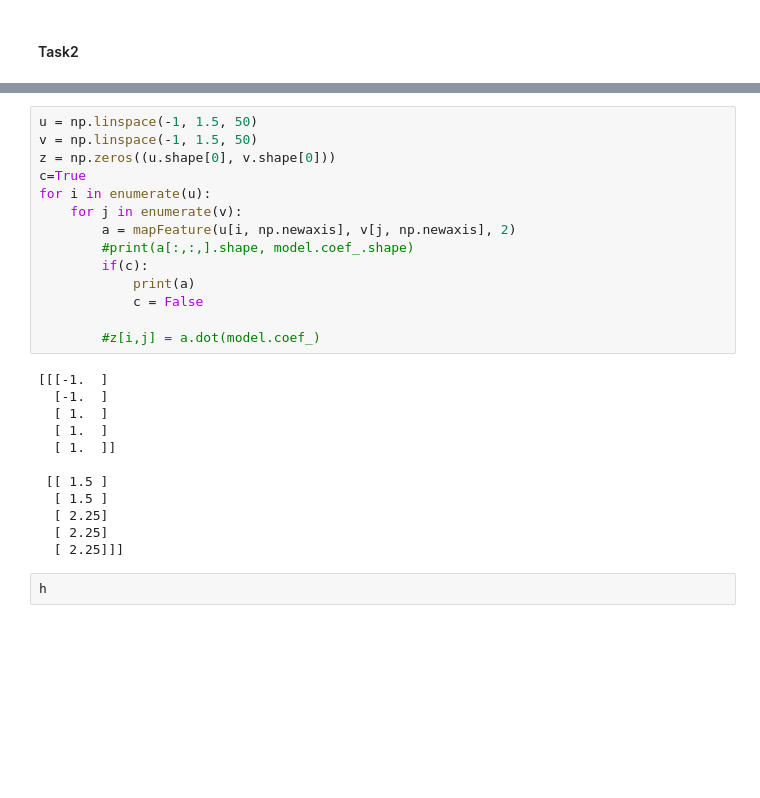
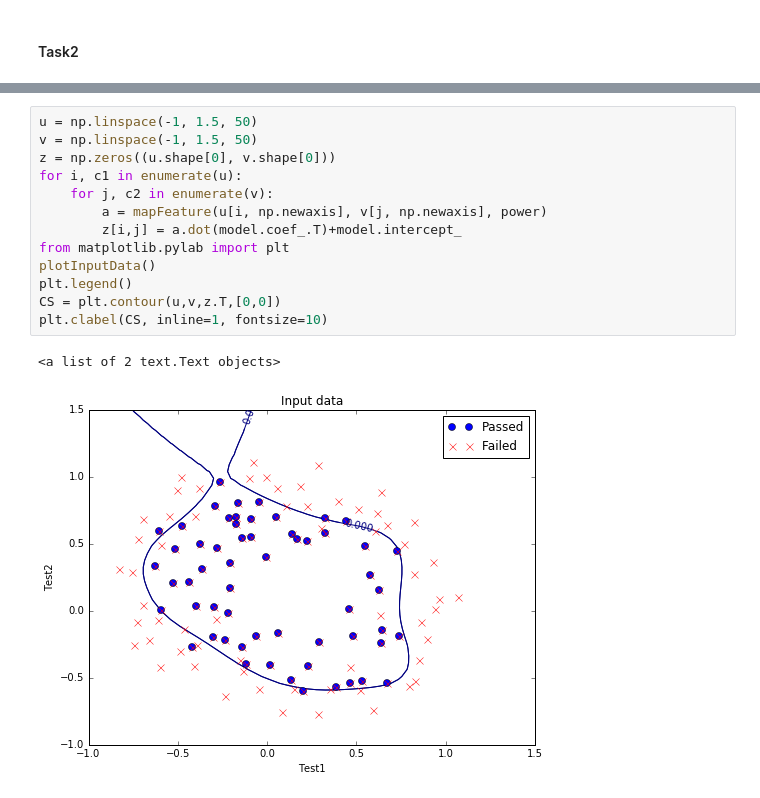
Before and after one commit to PeterBurenkov/sklearn_pycon2015, a Jupyter notebook: notebooks/Ex2.ipynb, the cells around one changed output, grey strips where cells are left out. Saved outputs shown, nothing was run; the diff lists cells and outputs as text; blank space fills up the shorter version.

```diff
--- a/notebooks/Ex2.ipynb
+++ b/notebooks/Ex2.ipynb
@@ -123,28 +117,16 @@ print(model.score(x2, y))
 # %%
 u = np.linspace(-1, 1.5, 50)
 v = np.linspace(-1, 1.5, 50)
 z = np.zeros((u.shape[0], v.shape[0]))
-c=True
-for i in enumerate(u):
-    for j in enumerate(v):
-        a = mapFeature(u[i, np.newaxis], v[j, np.newaxis], 2)
-        #print(a[:,:,].shape, model.coef_.shape)
-        if(c):
-            print(a)
-            c = False
-
-        #z[i,j] = a.dot(model.coef_)
+for i, c1 in enumerate(u):
+    for j, c2 in enumerate(v):
+        a = mapFeature(u[i, np.newaxis], v[j, np.newaxis], power)
+        z[i,j] = a.dot(model.coef_.T)+model.intercept_
+from matplotlib.pylab import plt
+plotInputData()
+plt.legend()
+CS = plt.contour(u,v,z.T,[0,0])
+plt.clabel(CS, inline=1, fontsize=10)
 # %% [output]
-[[[-1.  ]
-  [-1.  ]
-  [ 1.  ]
-  [ 1.  ]
-  [ 1.  ]]
-
- [[ 1.5 ]
-  [ 1.5 ]
-  [ 2.25]
-  [ 2.25]
-  [ 2.25]]]
+<a list of 2 text.Text objects>
+[figure, added]
-# %%
-h
```
Also changed, not shown: parts of 5 cells of this notebook.
